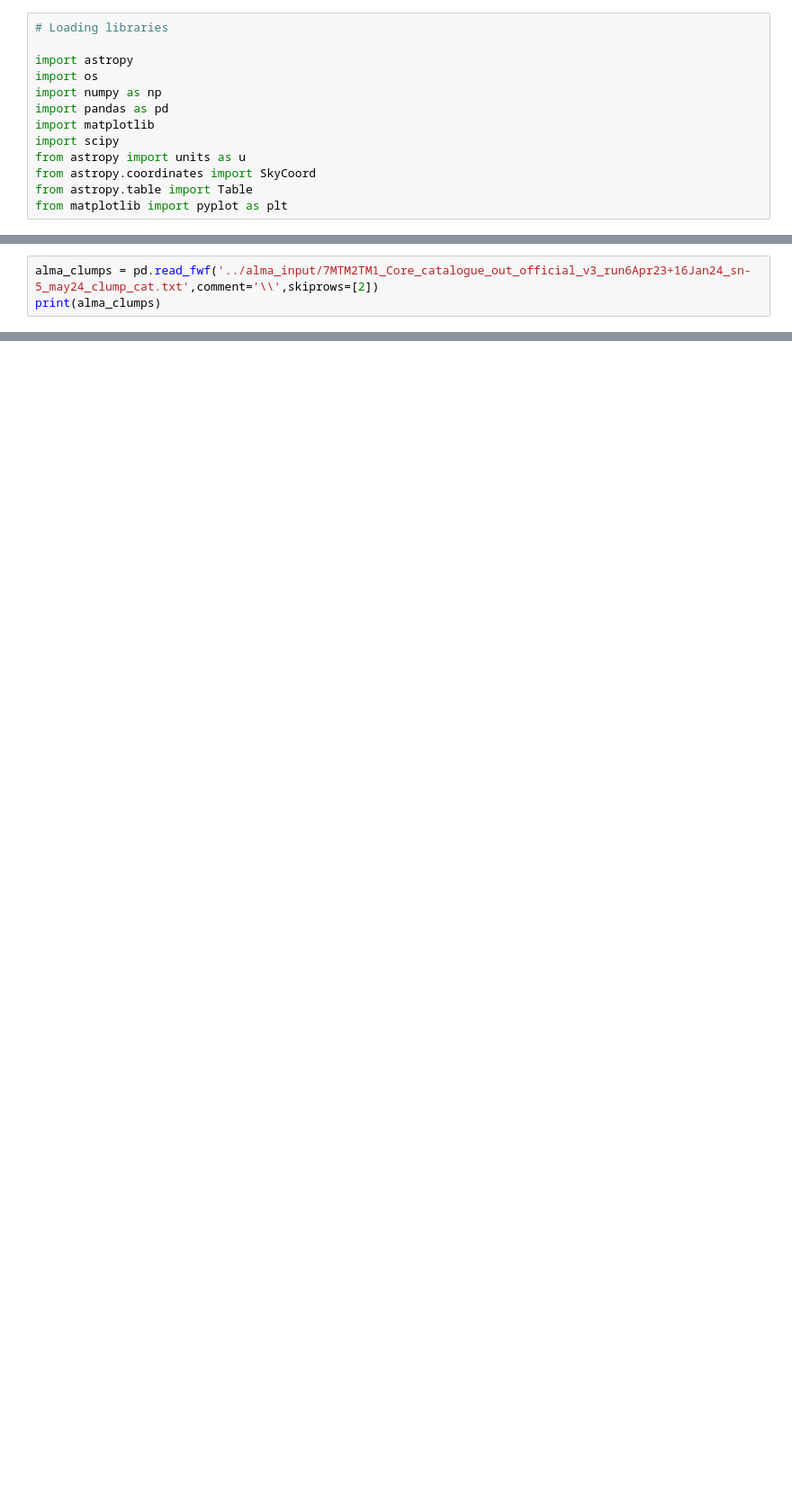
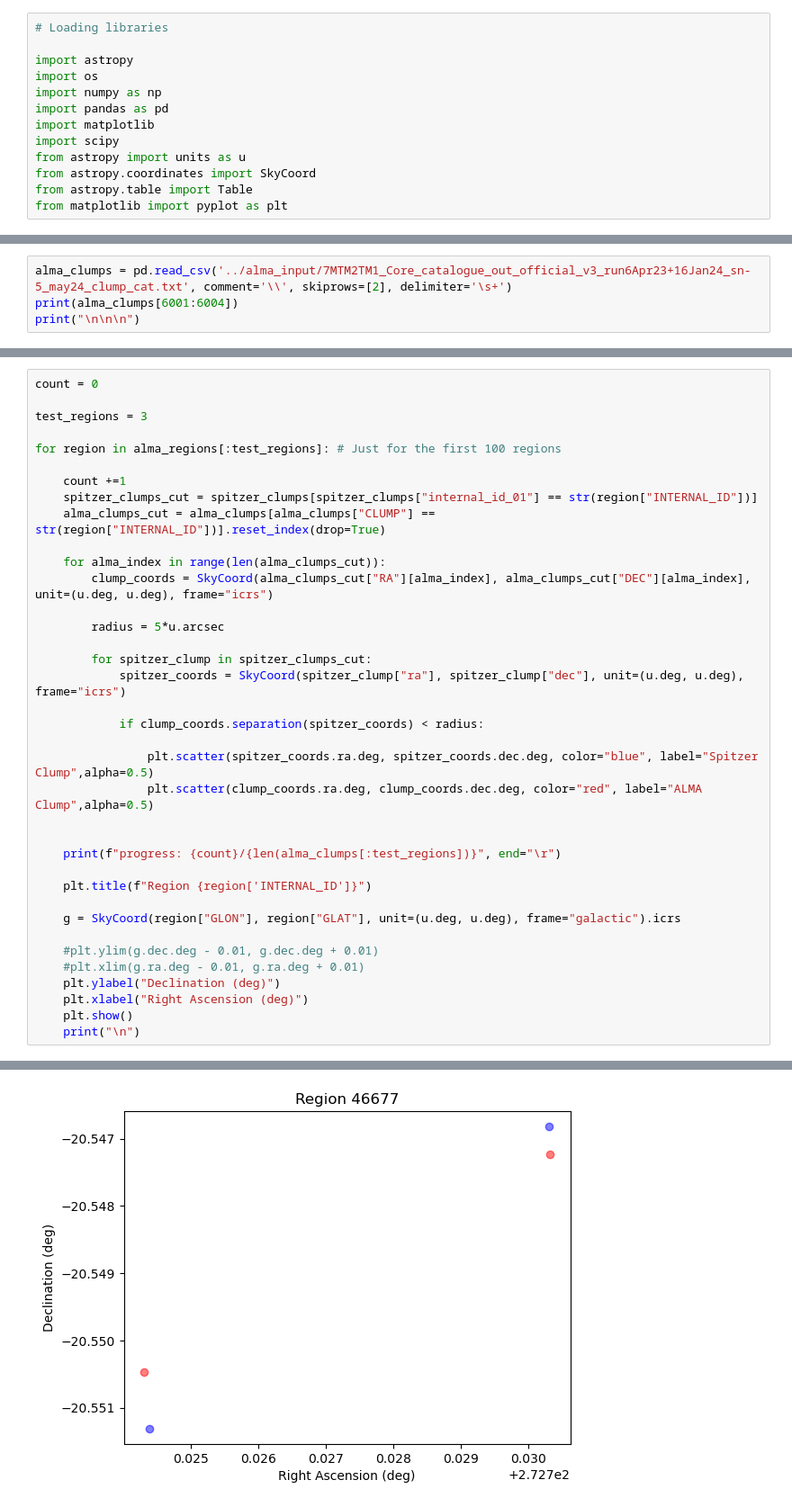
Before and after one commit to Ajuradoi1/ALMAGAL_IR, a Jupyter notebook: src/clumps_analysis.ipynb, the cells around one changed output, grey strips where cells are left out. Shown at 90% size. Saved outputs shown, nothing was run; the diff lists cells and outputs as text; blank space fills up the shorter version.

Commit message:
regions-script, alma_clumps fixed

```diff
--- a/src/clumps_analysis.ipynb
+++ b/src/clumps_analysis.ipynb
@@ -56,4 +34,5 @@ Length = 102073 rows
 # %%
-alma_clumps = pd.read_fwf('../alma_input/7MTM2TM1_Core_catalogue_out_official_v3_run6Apr23+16Jan24_sn-5_may24_clump_cat.txt',comment='\\',skiprows=[2])
-print(alma_clumps)
+alma_clumps = pd.read_csv('../alma_input/7MTM2TM1_Core_catalogue_out_official_v3_run6Apr23+16Jan24_sn-5_may24_clump_cat.txt', comment='\\', skiprows=[2], delimiter='\s+')
+print(alma_clumps[6001:6004])
+print("\n\n\n")
 # %% [output]
@@ -147,0 +117,38 @@ Length = 67 rows
+# %%
+count = 0
+
+test_regions = 3
+
+for region in alma_regions[:test_regions]: # Just for the first 100 regions
+
+    count +=1
+    spitzer_clumps_cut = spitzer_clumps[spitzer_clumps["internal_id_01"] == str(region["INTERNAL_ID"])]
+    alma_clumps_cut = alma_clumps[alma_clumps["CLUMP"] == str(region["INTERNAL_ID"])].reset_index(drop=True)
+
+    for alma_index in range(len(alma_clumps_cut)):
+        clump_coords = SkyCoord(alma_clumps_cut["RA"][alma_index], alma_clumps_cut["DEC"][alma_index], unit=(u.deg, u.deg), frame="icrs")
+
+        radius = 5*u.arcsec
+
+        for spitzer_clump in spitzer_clumps_cut:
+            spitzer_coords = SkyCoord(spitzer_clump["ra"], spitzer_clump["dec"], unit=(u.deg, u.deg), frame="icrs")
+
+            if clump_coords.separation(spitzer_coords) < radius:
+
+                plt.scatter(spitzer_coords.ra.deg, spitzer_coords.dec.deg, color="blue", label="Spitzer Clump",alpha=0.5)
+                plt.scatter(clump_coords.ra.deg, clump_coords.dec.deg, color="red", label="ALMA Clump",alpha=0.5)
+
+
+    print(f"progress: {count}/{len(alma_clumps[:test_regions])}", end="\r")
+
+    plt.title(f"Region {region['INTERNAL_ID']}")
+
+    g = SkyCoord(region["GLON"], region["GLAT"], unit=(u.deg, u.deg), frame="galactic").icrs
+
+    #plt.ylim(g.dec.deg - 0.01, g.dec.deg + 0.01)
+    #plt.xlim(g.ra.deg - 0.01, g.ra.deg + 0.01)
+    plt.ylabel("Declination (deg)")
+    plt.xlabel("Right Ascension (deg)")
+    plt.show()
+    print("\n")
+# %% [output]
@@ -147,0 +156 @@ Length = 67 rows
+[figure, added]
```
Also changed, not shown: parts of 7 cells of this notebook, 1 other file.
